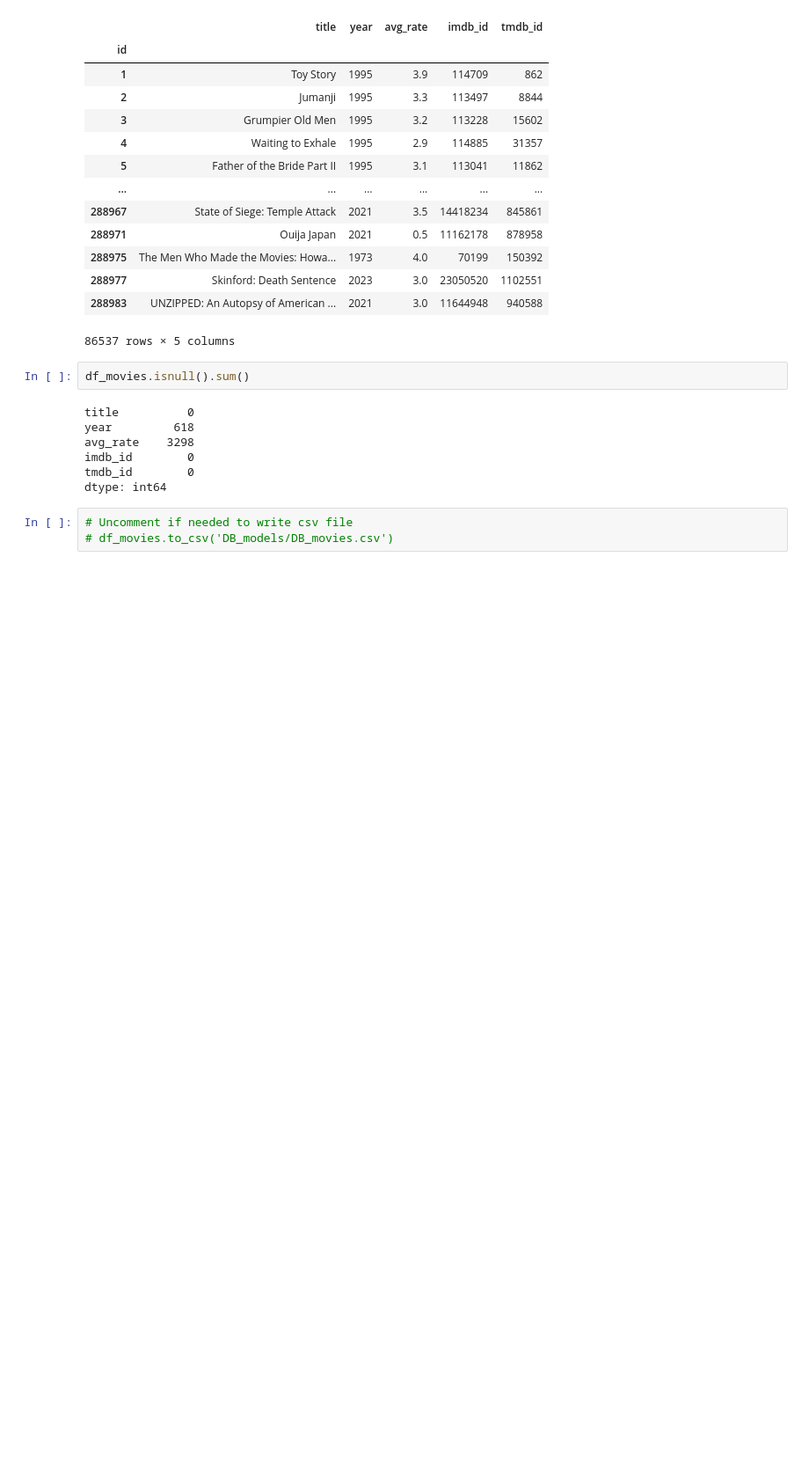
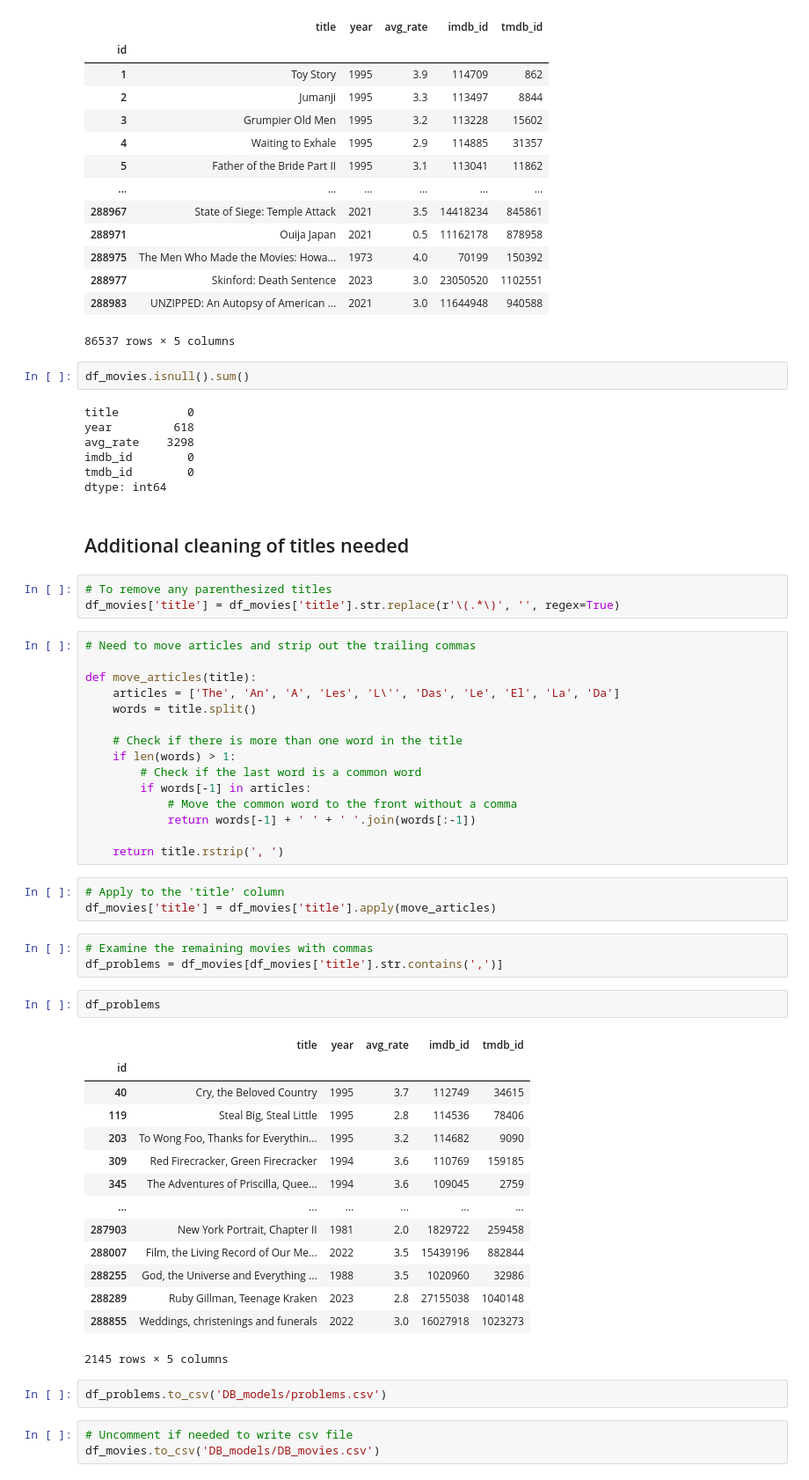
Before and after one commit to NomNomNavigator/PrismDeckData, a Jupyter notebook: notebooks/Movie.ipynb, the cells around one changed output. Shown at 88% size. Cells and saved outputs as stored; diff of their text form; blank space fills up the shorter version.

Commit message:
reformatting movie titles

```diff
--- a/notebooks/Movie.ipynb
+++ b/notebooks/Movie.ipynb
@@ -246,6 +246,51 @@ avg_rate    3298
 imdb_id        0
 tmdb_id        0
 dtype: int64
+# %% [markdown]
+## Additional cleaning of titles needed
+# %%
+# To remove any parenthesized titles
+df_movies['title'] = df_movies['title'].str.replace(r'\(.*\)', '', regex=True)
+# %%
+# Need to move articles and strip out the trailing commas
+
+def move_articles(title):
+    articles = ['The', 'An', 'A', 'Les', 'L\'', 'Das', 'Le', 'El', 'La', 'Da']
+    words = title.split()
+
+    # Check if there is more than one word in the title
+    if len(words) > 1:
+        # Check if the last word is a common word
+        if words[-1] in articles:
+            # Move the common word to the front without a comma
+            return words[-1] + ' ' + ' '.join(words[:-1])
+
+    return title.rstrip(', ')
+# %%
+# Apply to the 'title' column
+df_movies['title'] = df_movies['title'].apply(move_articles)
+# %%
+# Examine the remaining movies with commas
+df_problems = df_movies[df_movies['title'].str.contains(',')]
+# %%
+df_problems
+# %% [output]
+|  | title | year | avg_rate | imdb_id | tmdb_id |
+| id |  |  |  |  |  |
+| 40 | Cry, the Beloved Country | 1995 | 3.7 | 112749 | 34615 |
+| 119 | Steal Big, Steal Little | 1995 | 2.8 | 114536 | 78406 |
+| 203 | To Wong Foo, Thanks for Everythin... | 1995 | 3.2 | 114682 | 9090 |
+| 309 | Red Firecracker, Green Firecracker | 1994 | 3.6 | 110769 | 159185 |
+| 345 | The Adventures of Priscilla, Quee... | 1994 | 3.6 | 109045 | 2759 |
+| ... | ... | ... | ... | ... | ... |
+| 287903 | New York Portrait, Chapter II | 1981 | 2.0 | 1829722 | 259458 |
+| 288007 | Film, the Living Record of Our Me... | 2022 | 3.5 | 15439196 | 882844 |
+| 288255 | God, the Universe and Everything ... | 1988 | 3.5 | 1020960 | 32986 |
+| 288289 | Ruby Gillman, Teenage Kraken | 2023 | 2.8 | 27155038 | 1040148 |
+| 288855 | Weddings, christenings and funerals | 2022 | 3.0 | 16027918 | 1023273 |
+2145 rows × 5 columns
+# %%
+df_problems.to_csv('DB_models/problems.csv')
 # %%
 # Uncomment if needed to write csv file
-# df_movies.to_csv('DB_models/DB_movies.csv')
+df_movies.to_csv('DB_models/DB_movies.csv')
```
